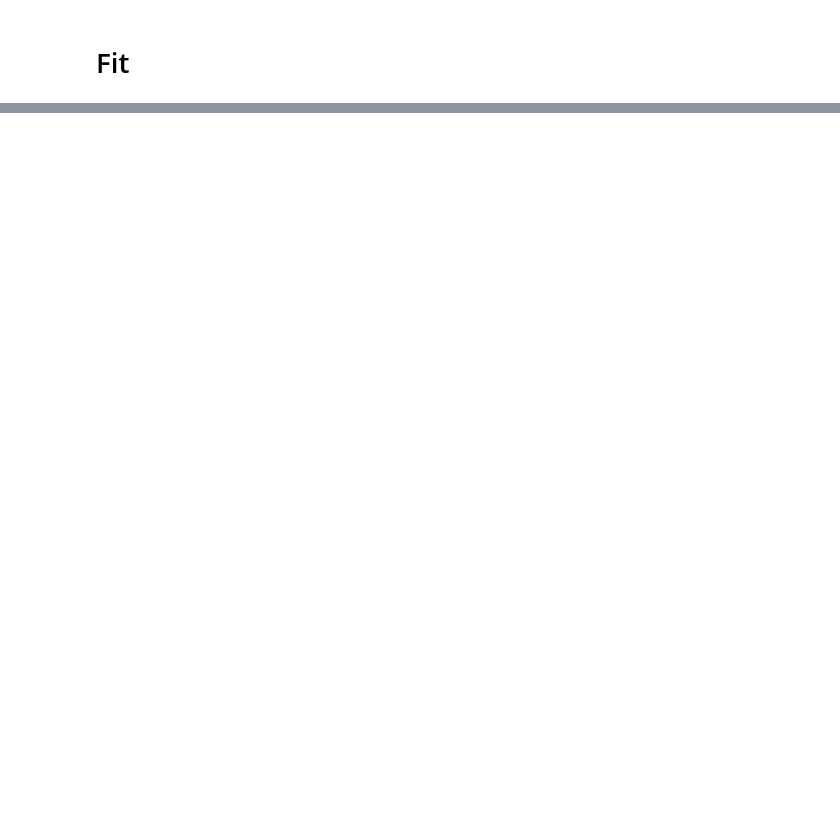
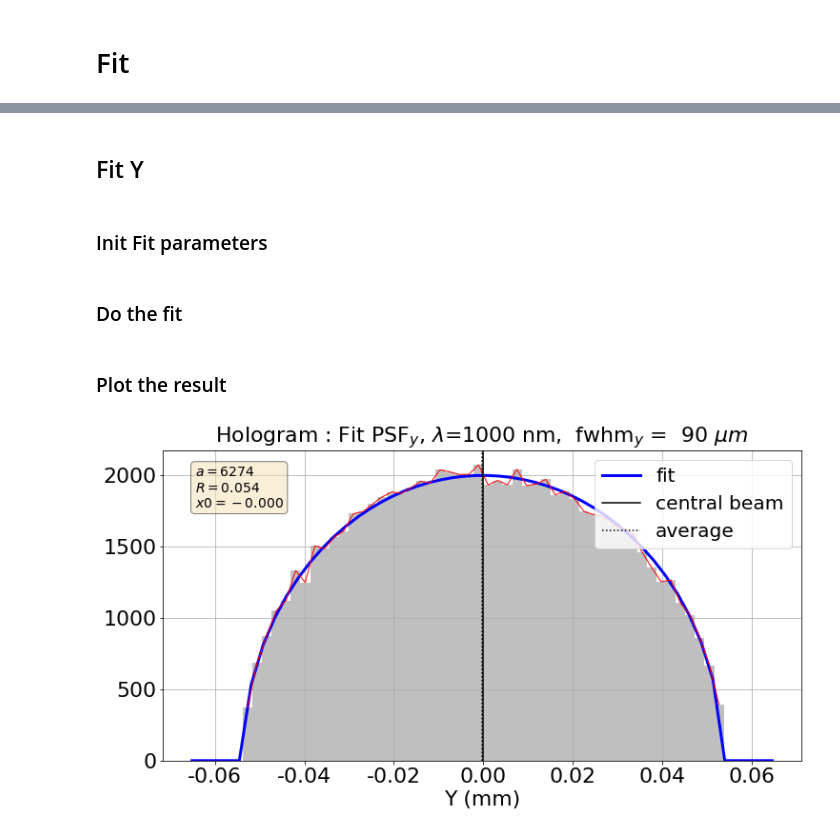
Before and after one commit to sylvielsstfr/OpticSimWthB4, a Jupyter notebook: DrawPSF/notebooks/AnaInterpolatedPSF.ipynb, the cells around one changed output, grey strips where cells are left out. Cells and saved outputs as stored; diff of their text form; code cells hidden in the pictures; blank space fills up the shorter version.

```diff
--- a/DrawPSF/notebooks/AnaInterpolatedPSF.ipynb
+++ b/DrawPSF/notebooks/AnaInterpolatedPSF.ipynb
@@ -426,0 +527,4 @@ def exponential(x, a=10., b=1., c=0.):
+# %% [markdown]
+## Fit Y
+# %% [markdown]
+### Init Fit parameters
@@ -426,0 +535,40 @@ def exponential(x, a=10., b=1., c=0.):
+# %% [markdown]
+### Do the fit
+# %%
+popt, pcov = curve_fit(disk1D, theX2, theY2,p0=(Ainit2,Binit2,Cinit2))
+# %%
+Afit2=popt[0]
+Bfit2=popt[1]
+Cfit2=popt[2]
+# %% [markdown]
+### Plot the result
+# %%
+Xfit2=np.linspace(Cinit2-RY*1.2,Cinit2+RY*1.2,50)
+Yfit2=disk1D(Xfit2,a=Afit2, b=Bfit2, c=Cfit2)
+# %%
+textstr = '\n'.join((
+    r'$a=%.0f$' % (Afit2, ),
+    r'$R=%.3f$' % (Bfit2, ),
+    r'$x0=%.3f$' % (Cfit2, )))
+# %%
+f, ax = plt.subplots(figsize=(12,6))
+ax.hist(bins2[:-1], bins2, weights=counts2,facecolor="grey",alpha=0.5,density=False)
+ax.plot(Xfit2,Yfit2,"b",lw=3,label="fit")
+ax.plot(theX2,theY2,"r-",lw=1)
+ax.axvline(x=Y3C,color="k",label="central beam")
+ax.axvline(x=Yccd.mean(),linestyle=":",color="k",label="average")
+props = dict(boxstyle='round', facecolor='wheat', alpha=0.5)
+# place a text box in upper left in axes coords
+ax.text(0.05, 0.95, textstr, transform=ax.transAxes, fontsize=14,verticalalignment='top', bbox=props)
+ax.legend(loc="upper right")
+ax.set_xlabel("Y (mm)",fontsize=22)
+ax.xaxis.set_major_formatter(FormatStrFormatter('%.2f'))
+#ax.tick_params(axis='x', labelsize=25)
+ax.tick_params(labelsize=22)
+title= "{} : Fit PSF$_y$, $\lambda$={:3.0f} nm,  fwhm$_y$ = {:3.0f} $\mu m$".format(disperser_name,wlsim*mm_to_nm,fwhmY*1000)
+ax.set_title(title,fontsize=22)
+ax.grid()
+figname="FITPSFSIMY_1D_"+disperser_tag+"_WL"+str(idx_WLSEL)+".pdf"
+plt.savefig(figname)
+# %% [output]
+[figure, added]
```
Also changed, not shown: parts of 24 cells of this notebook.
